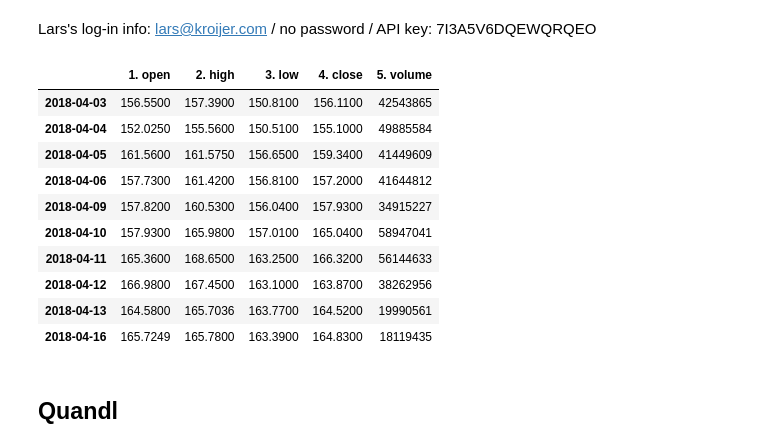
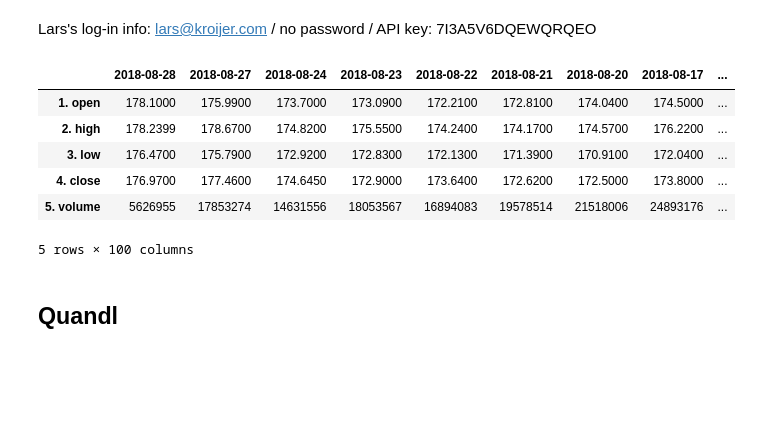
Before and after one commit to larsk123/ipython_api_stuff, a Jupyter notebook: AR API Stuff.ipynb, the cells around one changed output. Drawn from its saved outputs; the diff is of its cells as text; code cells hidden in the pictures; blank space fills up the shorter version.

```diff
--- a/AR API Stuff.ipynb
+++ b/AR API Stuff.ipynb
@@ -17,25 +22,21 @@ Lars's log-in info: lars@kroijer.com / no password / API key: 7I3A5V6DQEWQRQEO
 # %%
 #input ticker below
 symbol = "FB"
 
 av_url = f"https://www.alphavantage.co/query?function=TIME_SERIES_DAILY&symbol={symbol}&apikey=7I3A5V6DQEWQRQEO"
 
 av_r = requests.get(av_url)
 av_data = av_r.json()
-av_df = pd.DataFrame.from_dict(av_data["Time Series (Daily)"], orient = "index")
+av_df = pd.DataFrame.from_dict(av_data["Time Series (Daily)"])
 av_df.head(10)
 # %% [output]
-|  | 1. open | 2. high | 3. low | 4. close | 5. volume |
-| 2018-04-03 | 156.5500 | 157.3900 | 150.8100 | 156.1100 | 42543865 |
-| 2018-04-04 | 152.0250 | 155.5600 | 150.5100 | 155.1000 | 49885584 |
-| 2018-04-05 | 161.5600 | 161.5750 | 156.6500 | 159.3400 | 41449609 |
-| 2018-04-06 | 157.7300 | 161.4200 | 156.8100 | 157.2000 | 41644812 |
-| 2018-04-09 | 157.8200 | 160.5300 | 156.0400 | 157.9300 | 34915227 |
-| 2018-04-10 | 157.9300 | 165.9800 | 157.0100 | 165.0400 | 58947041 |
-| 2018-04-11 | 165.3600 | 168.6500 | 163.2500 | 166.3200 | 56144633 |
-| 2018-04-12 | 166.9800 | 167.4500 | 163.1000 | 163.8700 | 38262956 |
-| 2018-04-13 | 164.5800 | 165.7036 | 163.7700 | 164.5200 | 19990561 |
-| 2018-04-16 | 165.7249 | 165.7800 | 163.3900 | 164.8300 | 18119435 |
+|  | 2018-08-28 | 2018-08-27 | 2018-08-24 | 2018-08-23 | 2018-08-22 | 2018-08-21 | 2018-08-20 | 2018-08-17 | ... |
+| 1. open | 178.1000 | 175.9900 | 173.7000 | 173.0900 | 172.2100 | 172.8100 | 174.0400 | 174.5000 | ... |
+| 2. high | 178.2399 | 178.6700 | 174.8200 | 175.5500 | 174.2400 | 174.1700 | 174.5700 | 176.2200 | ... |
+| 3. low | 176.4700 | 175.7900 | 172.9200 | 172.8300 | 172.1300 | 171.3900 | 170.9100 | 172.0400 | ... |
+| 4. close | 176.9700 | 177.4600 | 174.6450 | 172.9000 | 173.6400 | 172.6200 | 172.5000 | 173.8000 | ... |
+| 5. volume | 5626955 | 17853274 | 14631556 | 18053567 | 16894083 | 19578514 | 21518006 | 24893176 | ... |
+5 rows × 100 columns
 # %% [markdown]
 ## Quandl
 # %% [markdown]
```
Also changed, not shown: parts of 4 cells of this notebook.
